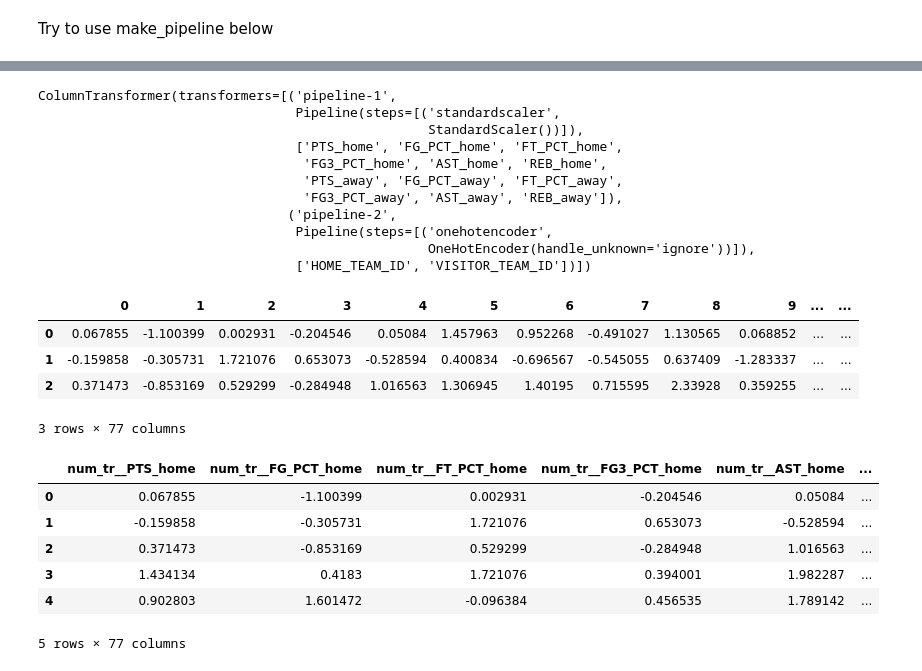
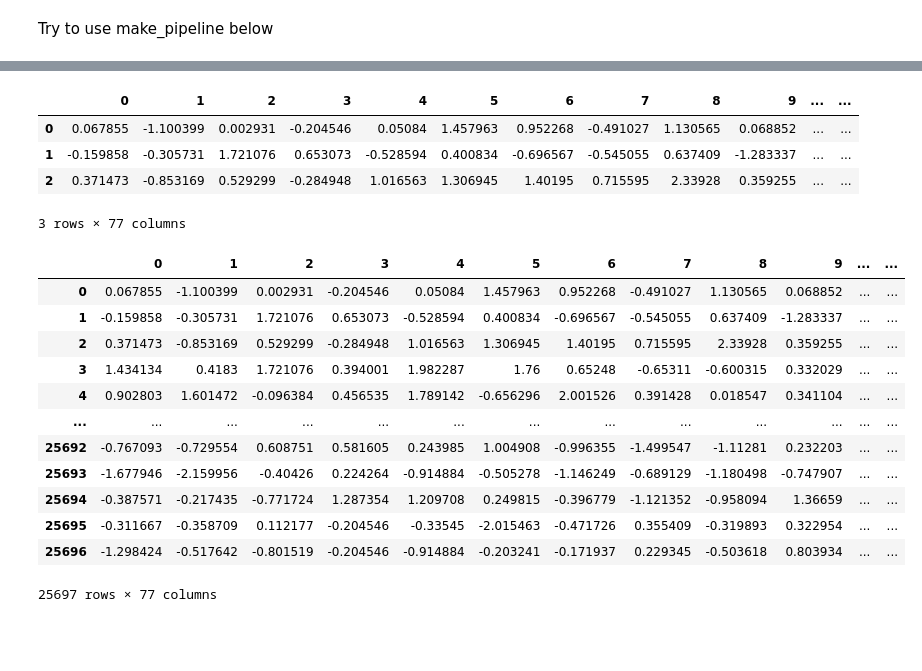
Before and after one commit to Aipeni/nba_stat, a Jupyter notebook: nba_test.ipynb, the cells around one changed output, grey strips where cells are left out. Cells and saved outputs as stored; diff of their text form; code cells hidden in the pictures; blank space fills up the shorter version.

```diff
--- a/nba_test.ipynb
+++ b/nba_test.ipynb
@@ -104,17 +94,3 @@ ColumnTransformer(transformers=[('pipeline-1',
-# %%
-preproc_baseline.fit(X_train)
-# %% [output]
-ColumnTransformer(transformers=[('pipeline-1',
-                                 Pipeline(steps=[('standardscaler',
-                                                  StandardScaler())]),
-                                 ['PTS_home', 'FG_PCT_home', 'FT_PCT_home',
-                                  'FG3_PCT_home', 'AST_home', 'REB_home',
-                                  'PTS_away', 'FG_PCT_away', 'FT_PCT_away',
-                                  'FG3_PCT_away', 'AST_away', 'REB_away']),
-                                ('pipeline-2',
-                                 Pipeline(steps=[('onehotencoder',
-                                                  OneHotEncoder(handle_unknown='ignore'))]),
-                                 ['HOME_TEAM_ID', 'VISITOR_TEAM_ID'])])
 # %%
 num_transformer = Pipeline([('scaler', StandardScaler())])
 cat_transformer = OneHotEncoder(handle_unknown='ignore',sparse=False)
@@ -135,14 +111,20 @@ display(pd.DataFrame(X_train_transformed).head(3))
 | 2 | 0.371473 | -0.853169 | 0.529299 | -0.284948 | 1.016563 | 1.306945 | 1.40195 | 0.715595 | 2.33928 | 0.359255 | ... | ... |
 3 rows × 77 columns
 # %%
-pd.DataFrame(X_train_transformed,
-             columns=preprocessor.get_feature_names_out()
-            ).head()
+X_train1=pd.DataFrame(X_train_transformed)
-# %% [output]
-|  | num_tr__PTS_home | num_tr__FG_PCT_home | num_tr__FT_PCT_home | num_tr__FG3_PCT_home | num_tr__AST_home | ... |
-| 0 | 0.067855 | -1.100399 | 0.002931 | -0.204546 | 0.05084 | ... |
-| 1 | -0.159858 | -0.305731 | 1.721076 | 0.653073 | -0.528594 | ... |
-| 2 | 0.371473 | -0.853169 | 0.529299 | -0.284948 | 1.016563 | ... |
-| 3 | 1.434134 | 0.4183 | 1.721076 | 0.394001 | 1.982287 | ... |
-| 4 | 0.902803 | 1.601472 | -0.096384 | 0.456535 | 1.789142 | ... |
-5 rows × 77 columns
+# %%
+X_train1
+# %% [output]
+|  | 0 | 1 | 2 | 3 | 4 | 5 | 6 | 7 | 8 | 9 | ... | ... |
+| 0 | 0.067855 | -1.100399 | 0.002931 | -0.204546 | 0.05084 | 1.457963 | 0.952268 | -0.491027 | 1.130565 | 0.068852 | ... | ... |
+| 1 | -0.159858 | -0.305731 | 1.721076 | 0.653073 | -0.528594 | 0.400834 | -0.696567 | -0.545055 | 0.637409 | -1.283337 | ... | ... |
+| 2 | 0.371473 | -0.853169 | 0.529299 | -0.284948 | 1.016563 | 1.306945 | 1.40195 | 0.715595 | 2.33928 | 0.359255 | ... | ... |
+| 3 | 1.434134 | 0.4183 | 1.721076 | 0.394001 | 1.982287 | 1.76 | 0.65248 | -0.65311 | -0.600315 | 0.332029 | ... | ... |
+| 4 | 0.902803 | 1.601472 | -0.096384 | 0.456535 | 1.789142 | -0.656296 | 2.001526 | 0.391428 | 0.018547 | 0.341104 | ... | ... |
+| ... | ... | ... | ... | ... | ... | ... | ... | ... | ... | ... | ... | ... |
+| 25692 | -0.767093 | -0.729554 | 0.608751 | 0.581605 | 0.243985 | 1.004908 | -0.996355 | -1.499547 | -1.11281 | 0.232203 | ... | ... |
+| 25693 | -1.677946 | -2.159956 | -0.40426 | 0.224264 | -0.914884 | -0.505278 | -1.146249 | -0.689129 | -1.180498 | -0.747907 | ... | ... |
+| 25694 | -0.387571 | -0.217435 | -0.771724 | 1.287354 | 1.209708 | 0.249815 | -0.396779 | -1.121352 | -0.958094 | 1.36659 | ... | ... |
+| 25695 | -0.311667 | -0.358709 | 0.112177 | -0.204546 | -0.33545 | -2.015463 | -0.471726 | 0.355409 | -0.319893 | 0.322954 | ... | ... |
+| 25696 | -1.298424 | -0.517642 | -0.801519 | -0.204546 | -0.914884 | -0.203241 | -0.171937 | 0.229345 | -0.503618 | 0.803934 | ... | ... |
+25697 rows × 77 columns
```
Also changed, not shown: parts of 9 cells of this notebook.
